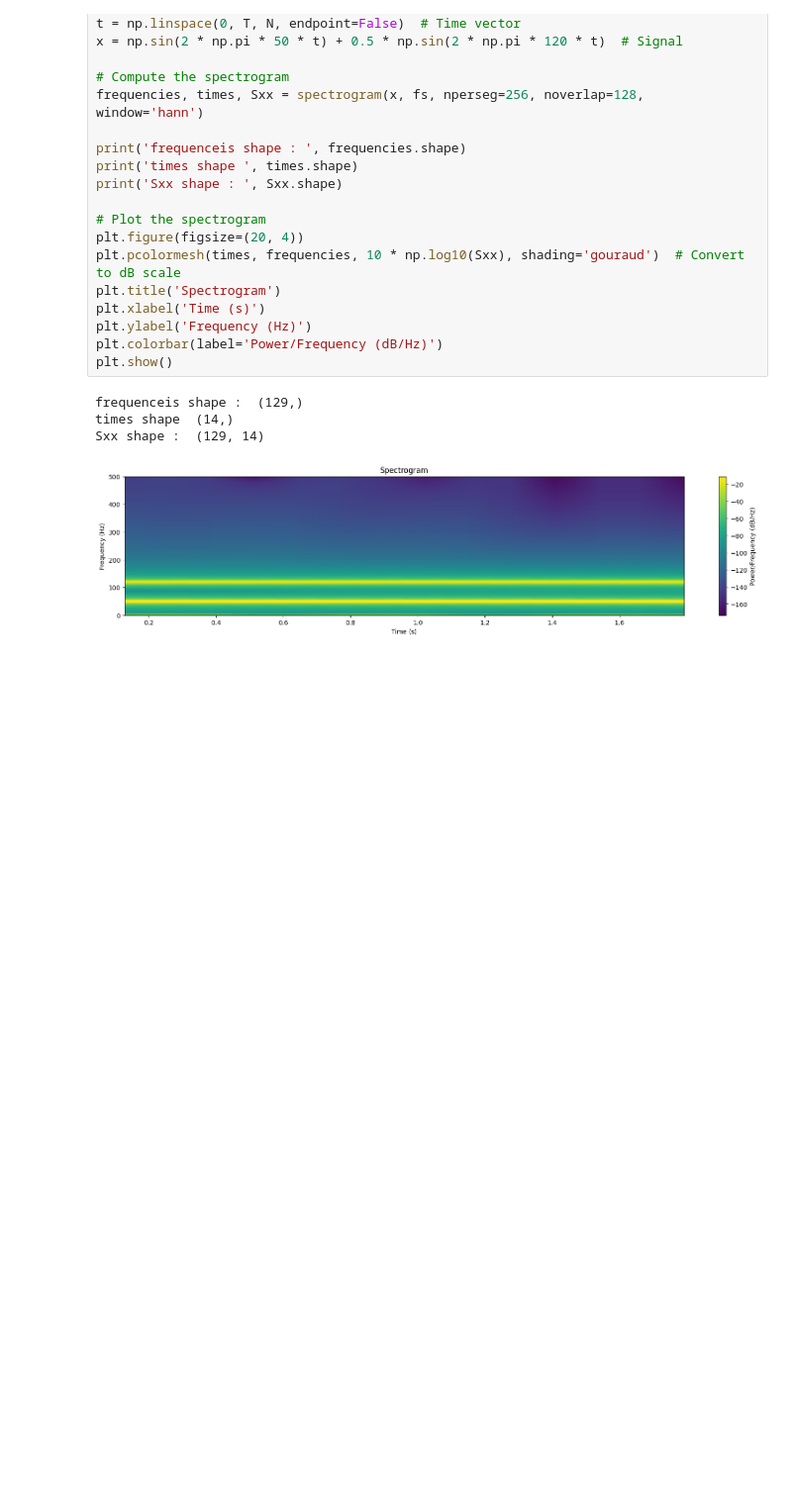
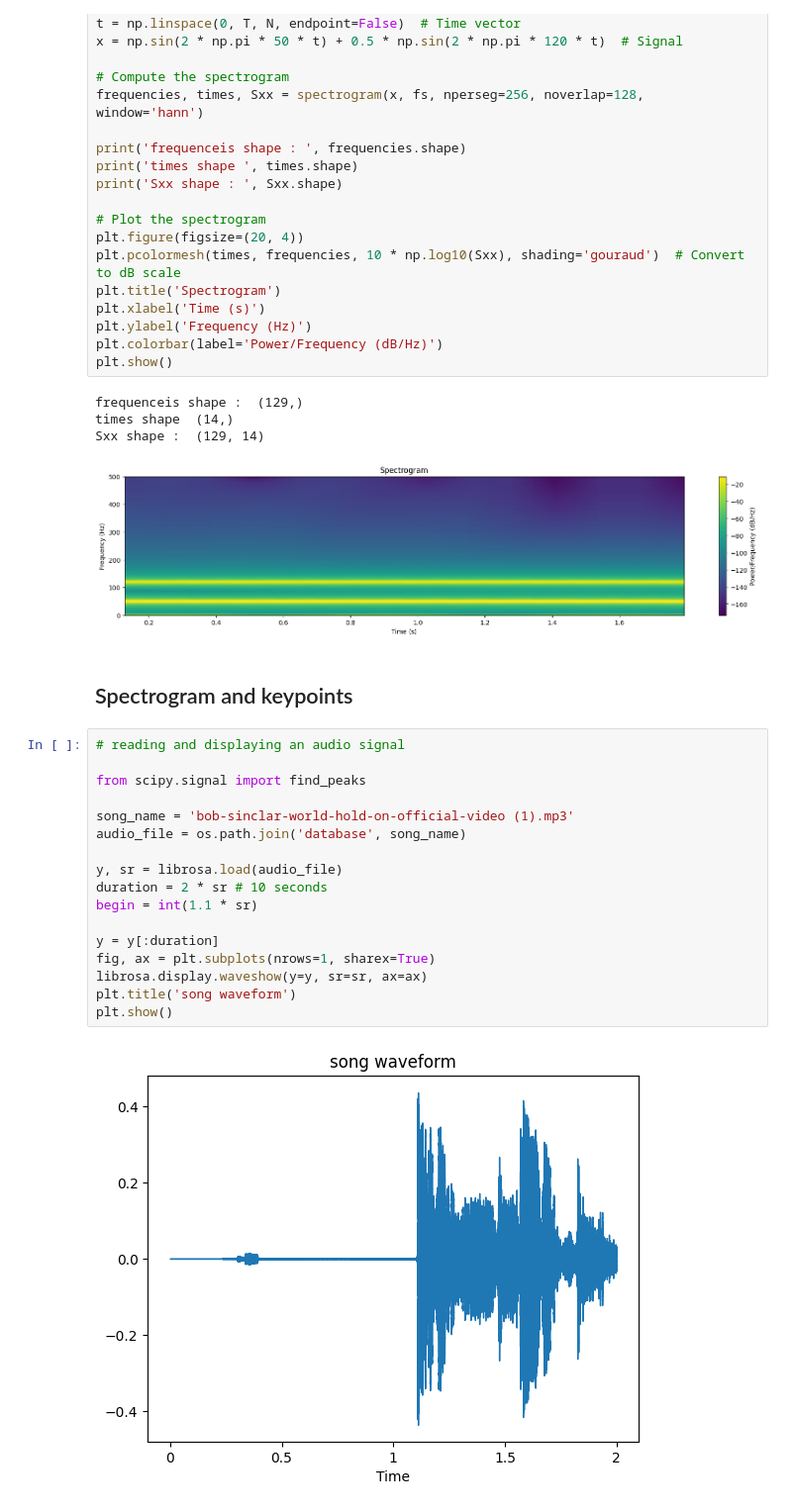
Before and after one commit to Elhamnzs/Shazam-Software-Intergation, a Jupyter notebook: labs/algorithms.ipynb, the cells around one changed output. Shown: that part at 99% size. Drawn from its saved outputs; the diff is of its cells as text; blank space fills up the shorter version.

```diff
--- a/labs/algorithms.ipynb
+++ b/labs/algorithms.ipynb
@@ -44,4 +103,25 @@ frequenceis shape :  (129,)
 times shape  (14,)
 Sxx shape :  (129, 14)
 [figure]
+# %% [markdown]
+## Spectrogram and keypoints
+# %%
+# reading and displaying an audio signal
+
+from scipy.signal import find_peaks
+
+song_name = 'bob-sinclar-world-hold-on-official-video (1).mp3'
+audio_file = os.path.join('database', song_name)
+
+y, sr = librosa.load(audio_file)
+duration = 2 * sr # 10 seconds
+begin = int(1.1 * sr)
+
+y = y[:duration]
+fig, ax = plt.subplots(nrows=1, sharex=True)
+librosa.display.waveshow(y=y, sr=sr, ax=ax)
+plt.title('song waveform')
+plt.show()
+# %% [output]
+[figure, added]
 # %%
```
Also changed, not shown: parts of 18 cells of this notebook.
